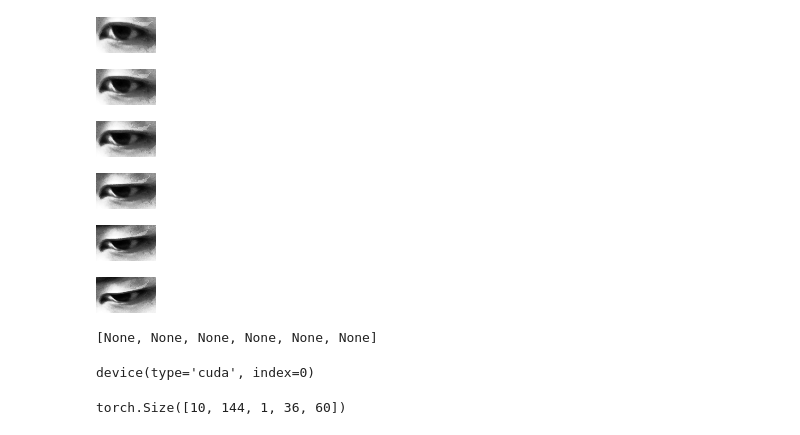
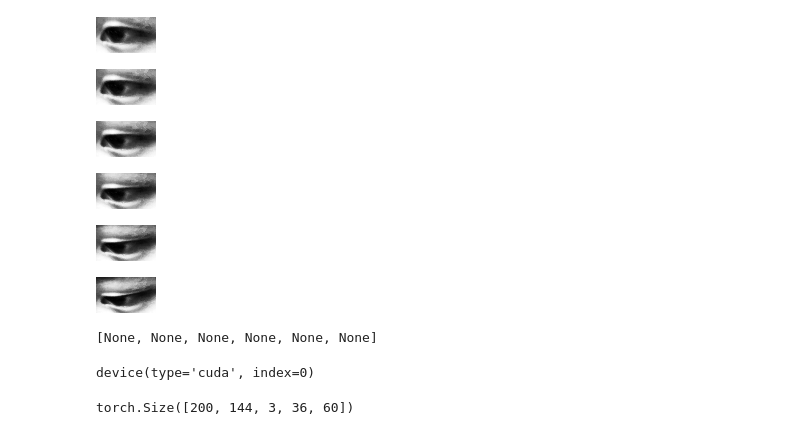
Before and after one commit to Miolith/projet-dnn, a Jupyter notebook: MeNets_implem.ipynb, the cells around one changed output. Cells and saved outputs as stored; diff of their text form; code cells hidden in the pictures.

Commit message:
lot of data and pretrain resnet

```diff
--- a/MeNets_implem.ipynb
+++ b/MeNets_implem.ipynb
@@ -31,29 +29,29 @@ ResNet(
 # %%
 from zipfile import ZipFile
 from PIL import Image
 from glob import glob
 
 image_list = []
 
-for data in glob("data/s*/synth/000_left.zip"):
+for data in glob("data/s*/synth/00[0-9]_left.zip"):
 
     with ZipFile(data) as archive:
         image_list.append([])
         for entry in archive.infolist():
 
             with archive.open(entry) as file:
                 img = Image.open(file)
                 image_list[-1].append(img)
                 img.load()
 
 list(map(display, image_list[0][-6:]))
 # %% [output]
-[figure, old version]
+[figure, new version]
-[figure, old version]
+[figure, new version]
-[figure, old version]
+[figure, new version]
-[figure, old version]
+[figure, new version]
-[figure, old version]
+[figure, new version]
-[figure, old version]
+[figure, new version]
 [None, None, None, None, None, None]
 # %%
 import pandas as pd
@@ -85,13 +83,14 @@ tensor_list = []
 
 for image_group in image_list:
     image_tensor = [transform(i) for i in image_group]
-    image_tensor = torch.cat(image_tensor).float()[None,:,None,...]
+    image_tensor = torch.cat(image_tensor).float()[:,None,...]
+    image_tensor = image_tensor.repeat(1, 1, 3, 1, 1)
     tensor_list.append(image_tensor)
 
 image_tensor = torch.concat(tensor_list)
 image_tensor.shape
 # %% [output]
-torch.Size([10, 144, 1, 36, 60])
+torch.Size([200, 144, 3, 36, 60])
 # %%
 import matplotlib.pyplot as plt
 
```
Also changed, not shown: parts of 10 cells of this notebook.
